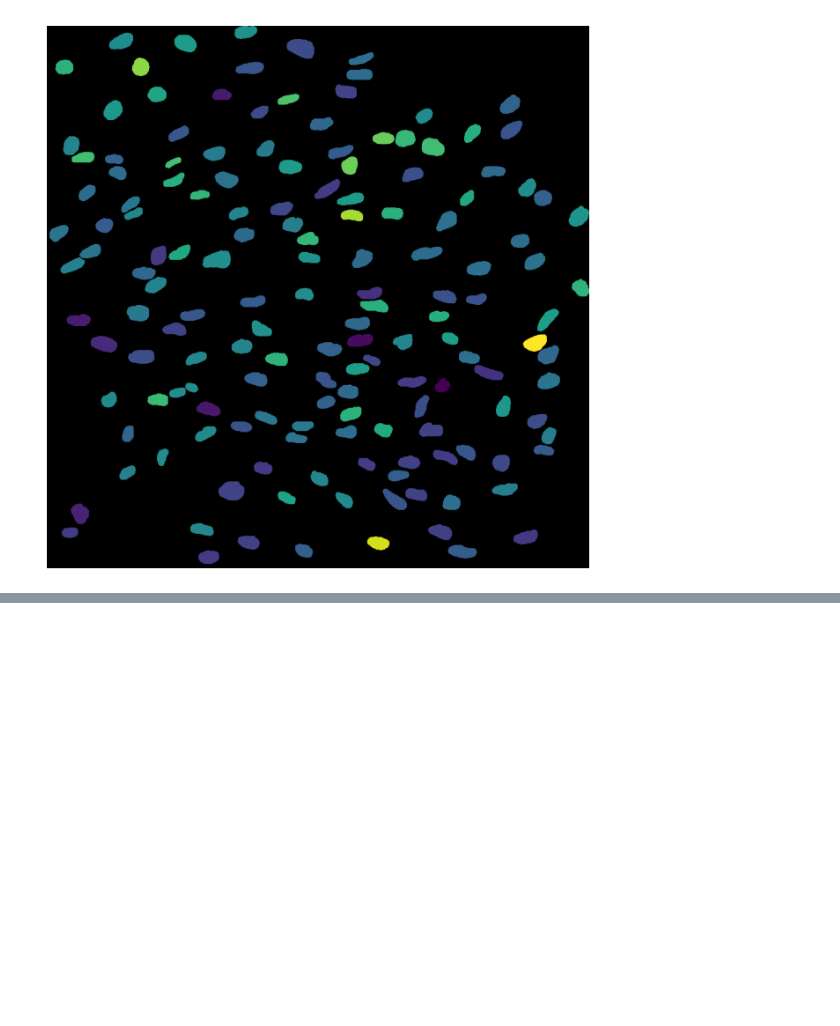
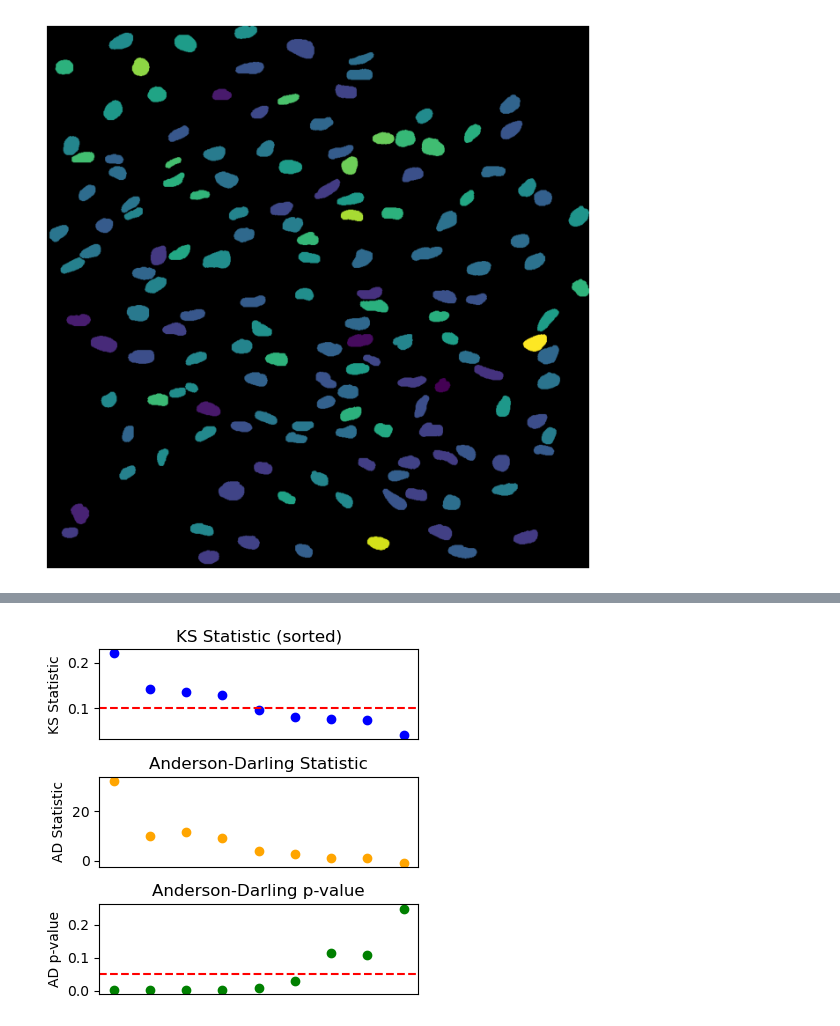
Before and after one commit to LVeschini78/EC_NDJ_Dynamics, a Jupyter notebook: nb_Figures/data_analysis.ipynb, the cells around one changed output, grey strips where cells are left out. Drawn from its saved outputs; the diff is of its cells as text; code cells hidden in the pictures; blank space fills up the shorter version.

```diff
--- a/nb_Figures/data_analysis.ipynb
+++ b/nb_Figures/data_analysis.ipynb
@@ -1637,0 +1764,78 @@ plt.show()
+# %%
+import json
+import numpy as np
+import matplotlib.pyplot as plt
+from scipy import stats
+import pandas as pd
+
+
+with open('/Users/lory/Desktop/Git_LVeschini78/EC_NOTCH_dynamics/huvec_data.json', 'r') as f:
+    ref_data = json.load(f)['huvec_data']
+
+ref_data = np.asarray(ref_data)
+
+block_size = 300
+n_blocks = len(ref_data) // block_size
+
+ks_data = []
+aks_data = []
+aks_pvalues = []
+
+for i in range(n_blocks):
+    g1 = ref_data[i * block_size:(i + 1) * block_size]
+    g2 = ref_data
+    ks_data.append(stats.ks_2samp(g1, g2).statistic)
+    ad_res = stats.anderson_ksamp([g1, g2])
+    aks_data.append(ad_res.statistic)
+    aks_pvalues.append(ad_res.pvalue)
+
+ks_data = np.asarray(ks_data)
+aks_data = np.asarray(aks_data)
+aks_pvalues = np.asarray(aks_pvalues)
+
+print(f"Mean image/block-vs-aggregate KS: {ks_data.mean():.4f}")
+print(f"Median image/block-vs-aggregate KS: {np.median(ks_data):.4f}")
+print("Percentiles 25, 75, 90, 95:", np.percentile(ks_data, [25, 75, 90, 95]))
+print("--------------------------------------")
+print(f"Mean image/block-vs-aggregate AD: {aks_data.mean():.4f}")
+print(f"Mean image/block-vs-aggregate AD p-value: {aks_pvalues.mean():.4g}")
+print(f"Median image/block-vs-aggregate AD: {np.median(aks_data):.4f}")
+print("Percentiles 25, 75, 90, 95:", np.percentile(aks_data, [25, 75, 90, 95]))
+
+# Put the timeseries in a pd dataframe
+df = pd.DataFrame({
+    'ks_statistic': ks_data,
+    'ad_statistic': aks_data,
+    'ad_pvalue': aks_pvalues
+})
+
+# Sort the df by Ks statistic
+df_sorted = df.sort_values(by='ks_statistic', ascending=False)
+
+# Plot the ks, akd, and p in separate plots x is the sorted ks index
+plt.figure(figsize=(4, 4))
+plt.subplot(3, 1, 1)
+plt.plot(df_sorted['ks_statistic'].values, marker='o', linestyle='', color='blue')
+plt.title('KS Statistic (sorted)')
+plt.ylabel('KS Statistic')
+plt.xticks([])
+plt.subplot(3, 1, 2)
+plt.plot(df_sorted['ad_statistic'].values, marker='o', linestyle='', color='orange')
+plt.title('Anderson-Darling Statistic')
+plt.xticks([])
+plt.ylabel('AD Statistic')
+plt.subplot(3, 1, 3)
+plt.plot(df_sorted['ad_pvalue'].values, marker='o', linestyle='', color='green')
+plt.title('Anderson-Darling p-value')
+plt.ylabel('AD p-value')
+plt.xticks([])
+# Add a y intercept in ks distance plot at 0.1 and one in the AD p-value plot at 0.05
+plt.subplot(3, 1, 1)
+plt.axhline(y=0.1, color='red', linestyle='--', label='Threshold 0.1')
+plt.subplot(3, 1, 3)
+plt.axhline(y=0.05, color='red', linestyle='--', label='Threshold 0.05')
+# plt.legend()
+plt.xticks([])
+plt.tight_layout()
+plt.show()
+# %% [output]
@@ -1637,0 +1850 @@ plt.show()
+[figure, added]
```
Also changed, not shown: parts of 3 cells of this notebook, 9 other files.
